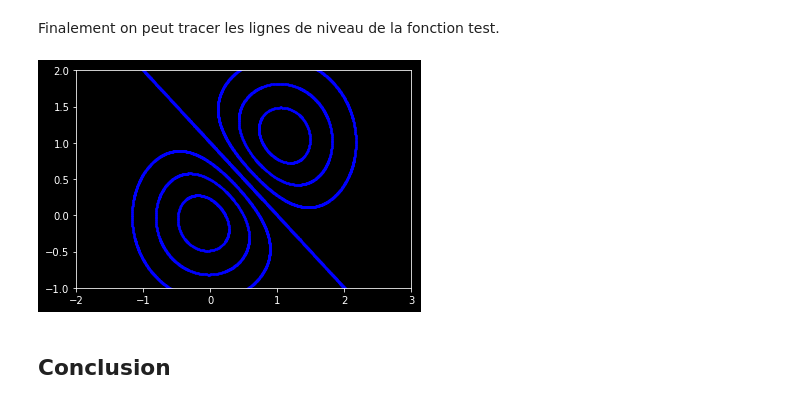
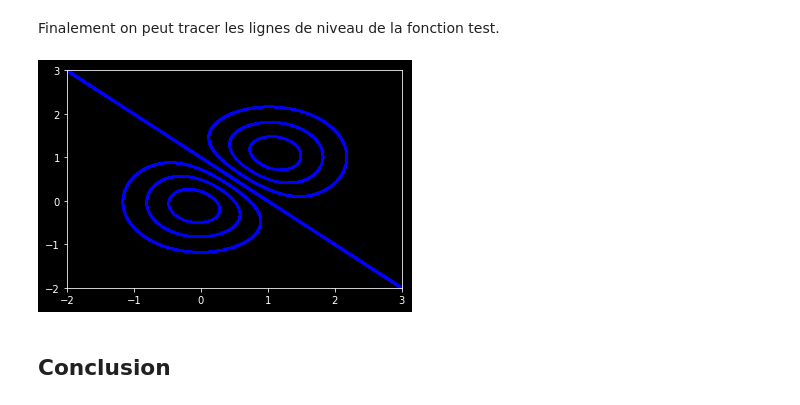
Before and after one commit to AmelysH/Projet-maths1, a Jupyter notebook: Notebook.ipynb, the cells around one changed output. Drawn from its saved outputs; the diff is of its cells as text; code cells hidden in the pictures.

```diff
--- a/Notebook.ipynb
+++ b/Notebook.ipynb
@@ -217,14 +217,14 @@ Finalement on peut tracer les lignes de niveau de la fonction test.
 # %%
 from scipy import*
 quadri=linspace(-2,3,10).tolist()
 plt.close()
 for n in [-1.5,-1.0,-0.5,0.0,0.5,1.0,1.5]:
     x,y=contour(f_test2,n,quadri,quadri)
     plt.scatter(x,y,color='blue',s=1)
 plt.xlim(-2.0,3.0)
-plt.ylim(-1.0,2.0)
+plt.ylim(-2.0,3.0)
 plt.show()
 # %% [output]
-[figure, old version]
+[figure, new version]
 # %% [markdown]
 ## Conclusion
```
